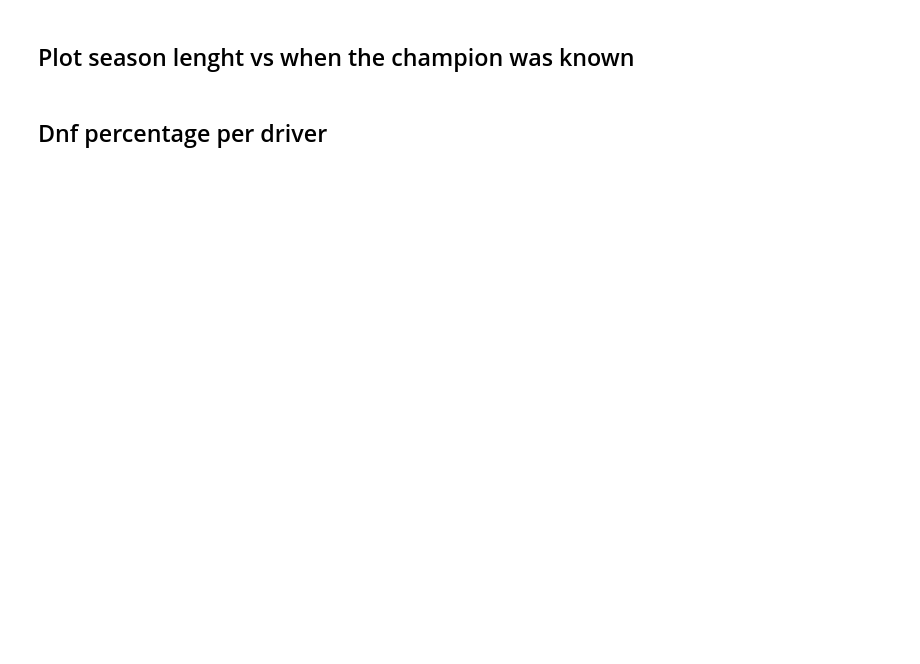
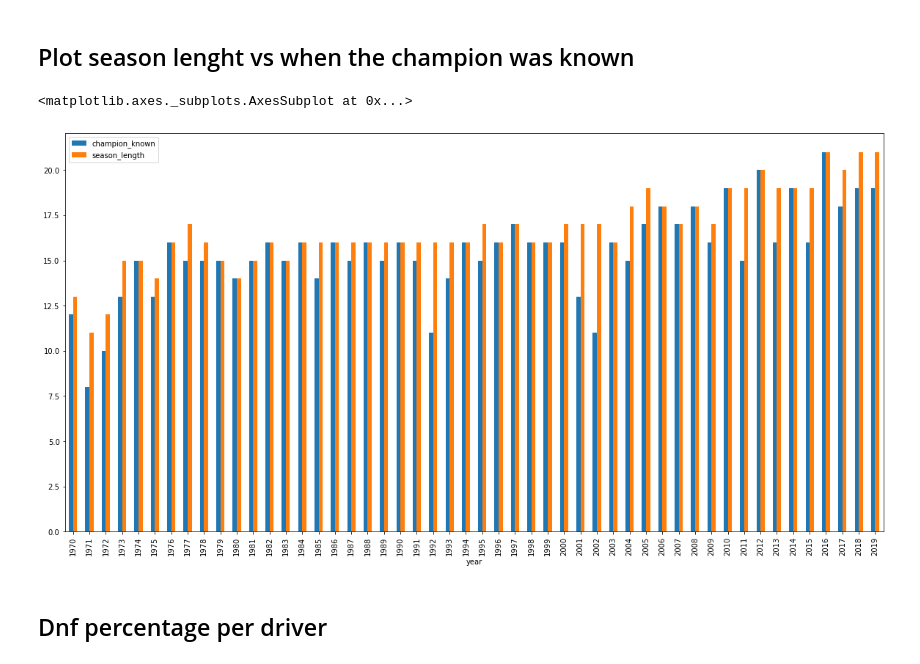
Before and after one commit to FreekKalter/f1_data_analysis, a Jupyter notebook: F1.ipynb, the cells around one changed output. Saved outputs shown, nothing was run; the diff lists cells and outputs as text; code cells hidden in the pictures; blank space fills up the shorter version.

```diff
--- a/F1.ipynb
+++ b/F1.ipynb
@@ -85,5 +132,5 @@ def when_champion(year):
         runnerup = r[r['position'] == 2]
         rounds_left = season_length - roundNumber
         if (rounds_left * points_for_winning) < leader.iloc[0]['points'] - runnerup.iloc[0]['points']:
-            return (roundNumber, season_length)
+            return (roundNumber, season_length, leader)
 when_champion(2016)
@@ -93,16 +151,17 @@ when_champion(2016)
 season_lengths = { year : len(df['races'][df['races']['year'] == year]) for year in range(1950, 2021)}
 standings = df['StDrRa']
 champs = {}
-for year in range(1950, 2019):
+for year in range(1950, 2020):
     season_races = pd.Series(df['races'][df['races']['year'] == year]['raceId'])
     season_standings = standings[standings['raceId'].isin(season_races)]
     last_round = season_standings[season_standings['round'] == season_lengths[year]]
-    champion = last_round[last_round['position'] == 1]
+    # champion = last_round[last_round['position'] == 1]
     when = when_champion(year)
+    champion = when[2]
     percentage = when[0]/(when[1]/100)
     champs[year] =  champion.iloc[0]['driverRef']
-    print('{}: {} {} {} {:.1f}'.format(champion.iloc[0]['year'],
+    print('{}: {} {} {}/{} {:.1f}'.format(champion.iloc[0]['year'],
                                 champion.iloc[0]['forename'],
                                 champion.iloc[0]['surname'],
-                                when,
+                                when[0],when[1],
                                 percentage))
@@ -111,16 +188,19 @@ for year in range(1950, 2019):
 # %%
 season_lengths = { year : len(df['races'][df['races']['year'] == year]) for year in range(1950, 2021)}
 season_stacked = {}
-for year in range(1950, 2018):
+for year in range(1950, 2020):
     season_stacked[year] = when_champion(year)
 
 rows = zip(season_lengths.keys(),
            [v[0] for v in season_stacked.values()],
            [v[1] for v in season_stacked.values()])
 headers = ['year', 'champion_known', 'season_length']
 stacked = pd.DataFrame(rows, columns=headers).set_index('year')[20:]
 
 stacked.plot(kind='bar', figsize=(20,10))
+# %% [output]
+<matplotlib.axes._subplots.AxesSubplot at 0x...>
+[figure, added]
 # %% [markdown]
 ## Dnf percentage per driver
 # %%
```
Also changed, not shown: parts of 12 cells of this notebook, 2 other files.
